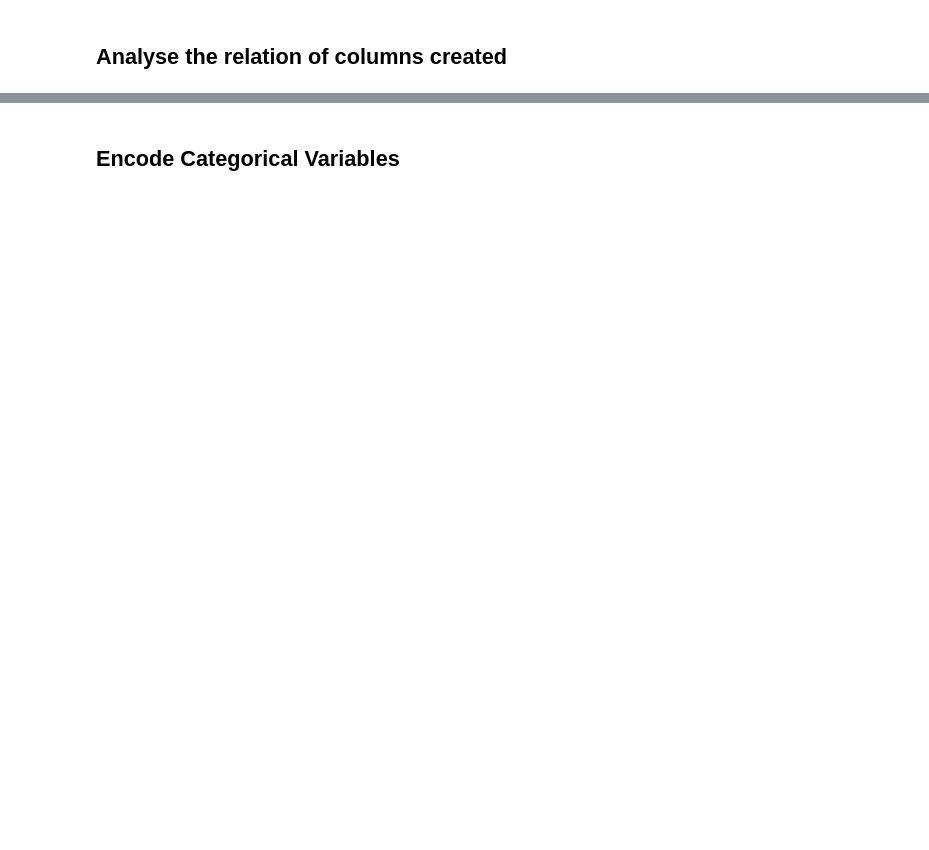
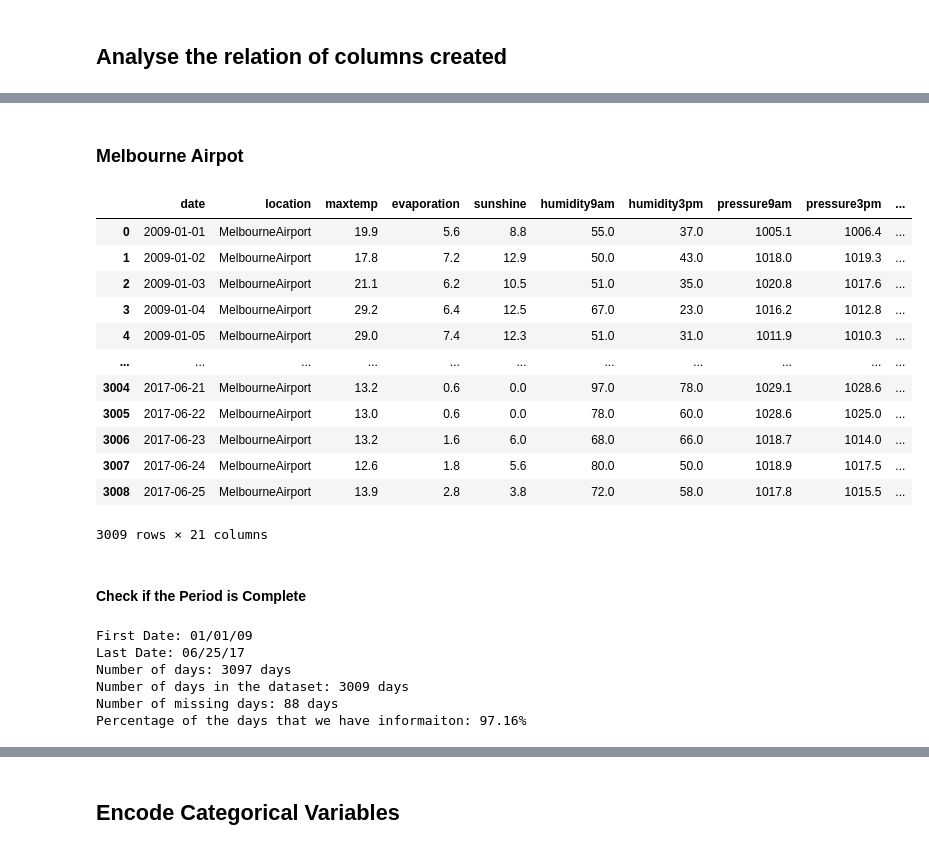
Before and after one commit to gabrielanakasato/rain-prediction, a Jupyter notebook: part01-initial-analysis.ipynb, the cells around one changed output, grey strips where cells are left out. Cells and saved outputs as stored; diff of their text form; code cells hidden in the pictures; blank space fills up the shorter version.

```diff
--- a/part01-initial-analysis.ipynb
+++ b/part01-initial-analysis.ipynb
@@ -217,0 +403,6 @@ The others (wind_gustspeed and windgustspeed) could be ignored.
+# %%
+#Replacing null values:
+# How? Add windgustspeed values into column wind_gustspeed_complete (which aready have wind_gustspeed values)
+indices = df.loc[df['wind_speed9am'].isna(),'wind_speed9am'].index
+values = df.iloc[indices,df.columns.get_loc("windspeed9am")] #iloc on the lines:indices and columns:windgustspeed
+df.loc[df['wind_speed9am'].isna(),'wind_speed9am_complete'] = values #column wind_gustspeed_complete
@@ -217,0 +430,3 @@ The others (wind_gustspeed and windgustspeed) could be ignored.
+# %%
+#Creating a new column and add wind_gustspeed values into it
+df["wind_speed3pm_complete"] = df["wind_speed3pm"]
@@ -217,0 +449,6 @@ The others (wind_gustspeed and windgustspeed) could be ignored.
+# %%
+#Replacing null values:
+# How? Add windgustspeed values into column wind_gustspeed_complete (which aready have wind_gustspeed values)
+indices = df.loc[df['wind_speed3pm'].isna(),'wind_speed3pm'].index
+values = df.iloc[indices,df.columns.get_loc("windspeed3pm")] #iloc on the lines:indices and columns:windgustspeed
+df.loc[df['wind_speed3pm'].isna(),'wind_speed3pm_complete'] = values #column wind_gustspeed_complete
@@ -278,0 +588,12 @@ df.describe().T
+# %%
+# Desired columns
+columns = ['date', 'location', 'maxtemp', 'evaporation', 'sunshine', 'humidity9am', 'humidity3pm', 'pressure9am',
+           'pressure3pm', 'cloud9am', 'cloud3pm', 'temp9am', 'temp3pm', 'precipitation3pm', 'precipitation9am',
+           'wind_gustdir_complete', 'wind_gustspeed_complete', 'wind_dir9am_complete', 'wind_dir3pm_complete',
+           'wind_speed9am_complete', 'wind_speed3pm_complete']
+
+# Filter the dataset
+df_f = df[columns]
+
+# Check the result
+df_f.head()
@@ -278,0 +607,39 @@ df.describe().T
+# %% [markdown]
+### Melbourne Airpot
+# %%
+# Filter the dataset
+df_ma = df_f.query('location == "MelbourneAirport"').reset_index(drop=True)
+
+# Check the result
+df_ma
+# %% [output]
+|  | date | location | maxtemp | evaporation | sunshine | humidity9am | humidity3pm | pressure9am | pressure3pm | ... |
+| 0 | 2009-01-01 | MelbourneAirport | 19.9 | 5.6 | 8.8 | 55.0 | 37.0 | 1005.1 | 1006.4 | ... |
+| 1 | 2009-01-02 | MelbourneAirport | 17.8 | 7.2 | 12.9 | 50.0 | 43.0 | 1018.0 | 1019.3 | ... |
+| 2 | 2009-01-03 | MelbourneAirport | 21.1 | 6.2 | 10.5 | 51.0 | 35.0 | 1020.8 | 1017.6 | ... |
+| 3 | 2009-01-04 | MelbourneAirport | 29.2 | 6.4 | 12.5 | 67.0 | 23.0 | 1016.2 | 1012.8 | ... |
+| 4 | 2009-01-05 | MelbourneAirport | 29.0 | 7.4 | 12.3 | 51.0 | 31.0 | 1011.9 | 1010.3 | ... |
+| ... | ... | ... | ... | ... | ... | ... | ... | ... | ... | ... |
+| 3004 | 2017-06-21 | MelbourneAirport | 13.2 | 0.6 | 0.0 | 97.0 | 78.0 | 1029.1 | 1028.6 | ... |
+| 3005 | 2017-06-22 | MelbourneAirport | 13.0 | 0.6 | 0.0 | 78.0 | 60.0 | 1028.6 | 1025.0 | ... |
+| 3006 | 2017-06-23 | MelbourneAirport | 13.2 | 1.6 | 6.0 | 68.0 | 66.0 | 1018.7 | 1014.0 | ... |
+| 3007 | 2017-06-24 | MelbourneAirport | 12.6 | 1.8 | 5.6 | 80.0 | 50.0 | 1018.9 | 1017.5 | ... |
+| 3008 | 2017-06-25 | MelbourneAirport | 13.9 | 2.8 | 3.8 | 72.0 | 58.0 | 1017.8 | 1015.5 | ... |
+3009 rows × 21 columns
+# %% [markdown]
+#### Check if the Period is Complete
+# %%
+# Number of days from the first to last day
+print(f"First Date: {df_ma['date'][0].strftime('%m/%d/%y')}")
+print(f"Last Date: {df_ma['date'][df_ma.shape[0] - 1].strftime('%m/%d/%y')}")
+print(f"Number of days: {(df_ma['date'][df_ma.shape[0] - 1] - df_ma['date'][0]).days} days")
+print(f"Number of days in the dataset: {len(df_ma.date.unique())} days")
+print(f"Number of missing days: {(df_ma['date'][df_ma.shape[0] - 1] - df_ma['date'][0]).days - len(df_ma.date.unique())} days")
+print(f"Percentage of the days that we have informaiton: {(len(df_ma.date.unique()) / (df_ma['date'][df_ma.shape[0] - 1] - df_ma['date'][0]).days) * 100:.2f}%")
+# %% [output]
+First Date: 01/01/09
+Last Date: 06/25/17
+Number of days: 3097 days
+Number of days in the dataset: 3009 days
+Number of missing days: 88 days
+Percentage of the days that we have informaiton: 97.16%
```
Also changed, not shown: parts of 80 cells of this notebook, 1 other file.
